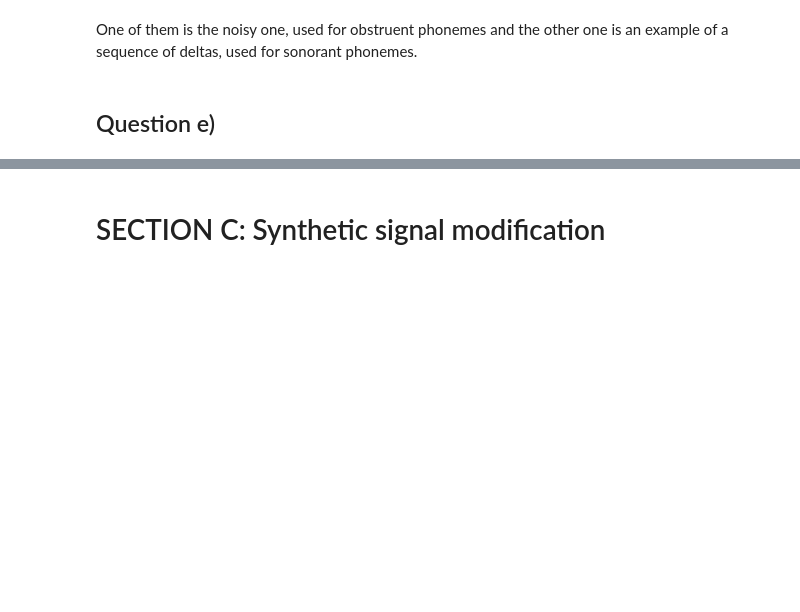
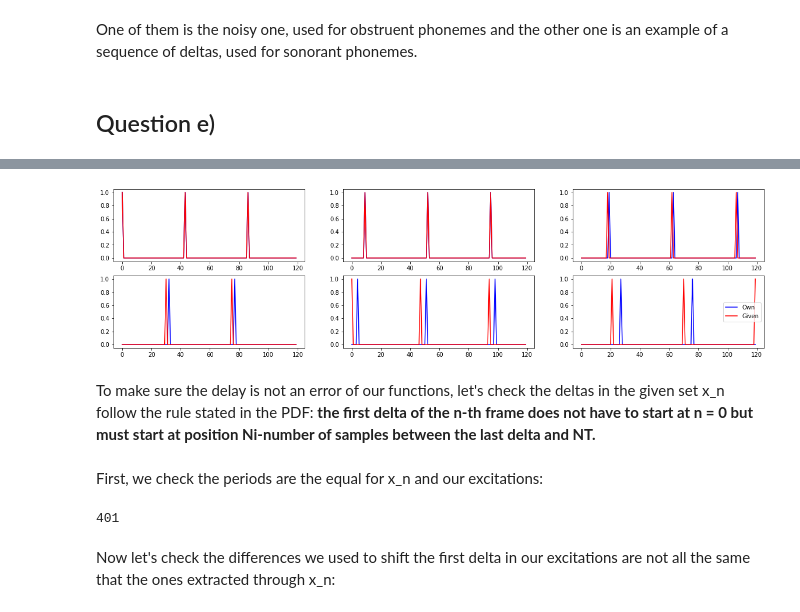
Before and after one commit to TomasGadea/notebook_vocoder, a Jupyter notebook: Vocoder.ipynb, the cells around one changed output, grey strips where cells are left out. Saved outputs shown, nothing was run; the diff lists cells and outputs as text; code cells hidden in the pictures; blank space fills up the shorter version.

```diff
--- a/Vocoder.ipynb
+++ b/Vocoder.ipynb
@@ -385,2 +374,65 @@ plt.show()
-# %% [markdown]
-# SECTION C: Synthetic signal modification
+# %%
+n = 27
+
+ex0 = excit[n]
+x0 = x_n[n]
+bex1 = excit[n+1]
+x1 = x_n[n+1]
+ex2 = excit[n+2]
+x2 = x_n[n+2]
+ex3 = excit[n+3]
+x3 = x_n[n+3]
+ex4 = excit[n+4]
+x4 = x_n[n+4]
+ex5 = excit[n+5]
+x5 = x_n[n+5]
+
+fig, axs = plt.subplots(2, 3)
+
+fig.set_figheight(5)
+fig.set_figwidth(20)
+
+axs[0,0].plot(ex0, color='b', label='Own')
+axs[0,0].plot(x0, color='r', label='Given')
+
+axs[0,1].plot(ex1, color='b', label='Own')
+axs[0,1].plot(x1, color='r', label='Given')
+
+axs[0,2].plot(ex2, color='b', label='Own')
+axs[0,2].plot(x2, color='r', label='Given')
+
+axs[1,0].plot(ex3, color='b', label='Own')
+axs[1,0].plot(x3, color='r', label='Given')
+
+axs[1,1].plot(ex4, color='b', label='Own')
+axs[1,1].plot(x4, color='r', label='Given')
+
+axs[1,2].plot(ex5, color='b', label='Own')
+axs[1,2].plot(x5, color='r', label='Given')
+
+plt.legend()
+plt.show()
+# %% [output]
+[figure, added]
+# %% [markdown]
+To make sure the delay is not an error of our functions, let's check the deltas in the given set x_n follow the rule stated in the PDF: **the first delta of the
+n-th frame does not have to start at n = 0 but must start at position Ni-number of
+samples between the last delta and NT.**
+# %% [markdown]
+First, we check the periods are the equal for x_n and our excitations:
+# %%
+xnperiods = np.zeros(401)
+
+for n in range(401):
+    if periods[n] != 0:
+        ones = np.argwhere(x_n[n] != 0.0)
+        xnperiods[n] = abs(ones[0] - ones[1])
+
+    else:
+        xnperiods[n] = 0
+
+np.count_nonzero(xnperiods == periods) # All the 401 periods are equal
+# %% [output]
+401
+# %% [markdown]
+Now let's check the differences we used to shift the first delta in our excitations are not all the same that the ones extracted through x_n:
```
Also changed, not shown: parts of 13 cells of this notebook.
